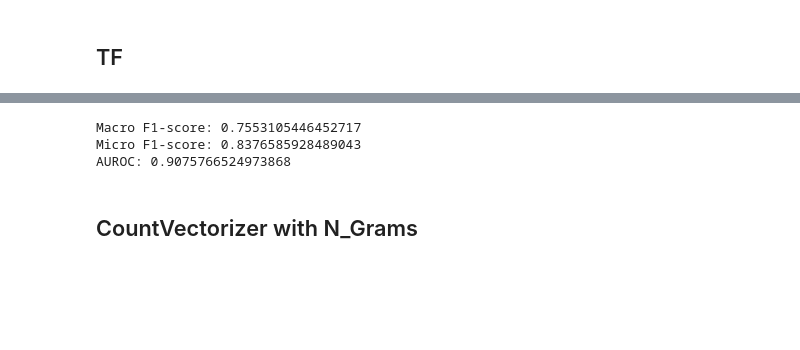
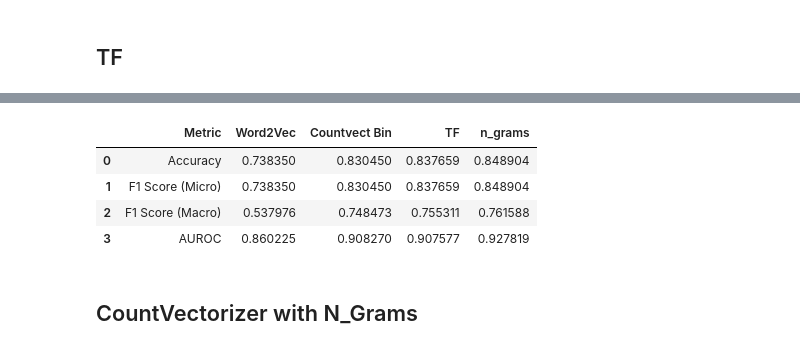
Before and after one commit to rsm-iiribarrenpenuelas/final-project-mgta415, a Jupyter notebook: Final.ipynb, the cells around one changed output, grey strips where cells are left out. Cells and saved outputs as stored; diff of their text form; code cells hidden in the pictures; blank space fills up the shorter version.

```diff
--- a/Final.ipynb
+++ b/Final.ipynb
@@ -417,0 +426,7 @@ Micro F1 Score: 0.734876989869754
+# %%
+results_df = pd.DataFrame({
+    'Metric': ['Accuracy', 'F1 Score (Micro)', 'F1 Score (Macro)', 'AUROC'],
+    'Word2Vec': [accuracy, f1_micro, f1_macro, auroc_ovr]
+})
+
+results_df
@@ -435,10 +456,7 @@ LogisticRegressionCV(cv=5, max_iter=300, n_jobs=-1, random_state=0,
 y_prob_1 = clf.predict_proba(xtest_vectors)
 y_pred_1 = clf.predict(xtest_vectors)
 
+accuracy = accuracy_score(y_test, y_pred_1)
 auroc_ovr = roc_auc_score(y_test, y_prob_1, multi_class='ovr', average='macro')
 macro_f1 = f1_score(y_test, y_pred_1, average='macro')
 micro_f1 = f1_score(y_test, y_pred_1, average='micro')
-
-print(f"Macro F1-score: {macro_f1}")
-print(f"Micro F1-score: {micro_f1}")
-print(f"AUROC: {auroc_ovr}")
@@ -448,0 +463,4 @@ AUROC: 0.9082703674390699
+# %%
+results_df['Countvect Bin'] = [accuracy, micro_f1, macro_f1, auroc_ovr]
+
+results_df
@@ -466,17 +490,20 @@ LogisticRegressionCV(cv=5, max_iter=300, n_jobs=-1, random_state=0,
 y_prob_1 = clf2.predict_proba(xtest_vectors)
 y_pred_1 = clf2.predict(xtest_vectors)
 
+accuracy = accuracy_score(y_test, y_pred_1)
 auroc_ovr = roc_auc_score(y_test, y_prob_1, multi_class='ovr', average='macro')
 macro_f1 = f1_score(y_test, y_pred_1, average='macro')
 micro_f1 = f1_score(y_test, y_pred_1, average='micro')
-
-print(f"Macro F1-score: {macro_f1}")
-print(f"Micro F1-score: {micro_f1}")
-print(f"AUROC: {auroc_ovr}")
-# %% [output]
-Macro F1-score: 0.7553105446452717
-Micro F1-score: 0.8376585928489043
-AUROC: 0.9075766524973868
+# %%
+results_df['TF'] = [accuracy, micro_f1, macro_f1, auroc_ovr]
+
+results_df
+# %% [output]
+|  | Metric | Word2Vec | Countvect Bin | TF | n_grams |
+| 0 | Accuracy | 0.738350 | 0.830450 | 0.837659 | 0.848904 |
+| 1 | F1 Score (Micro) | 0.738350 | 0.830450 | 0.837659 | 0.848904 |
+| 2 | F1 Score (Macro) | 0.537976 | 0.748473 | 0.755311 | 0.761588 |
+| 3 | AUROC | 0.860225 | 0.908270 | 0.907577 | 0.927819 |
 # %% [markdown]
 ## CountVectorizer with N_Grams
 # %%
```
Also changed, not shown: parts of 19 cells of this notebook.
